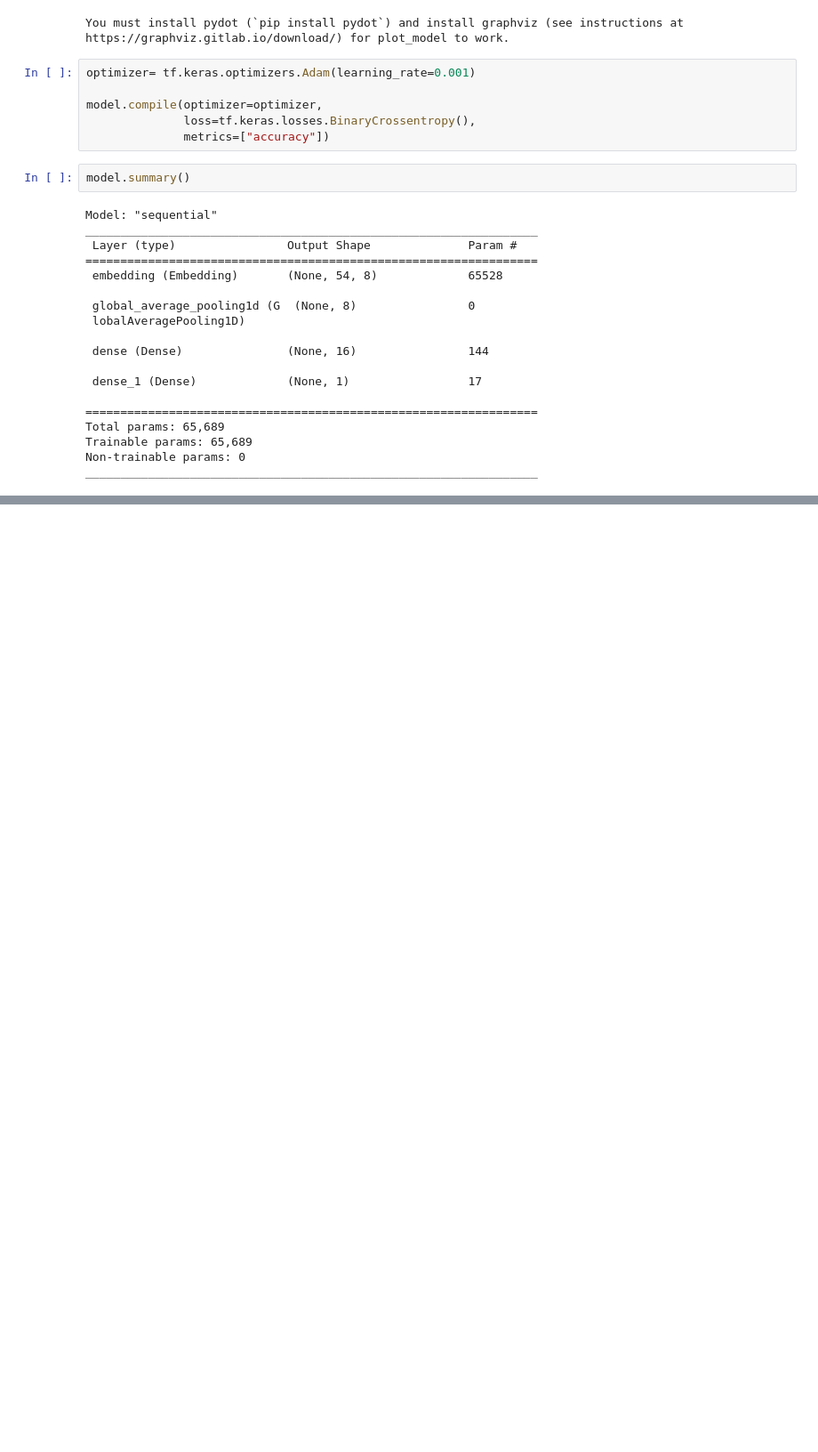
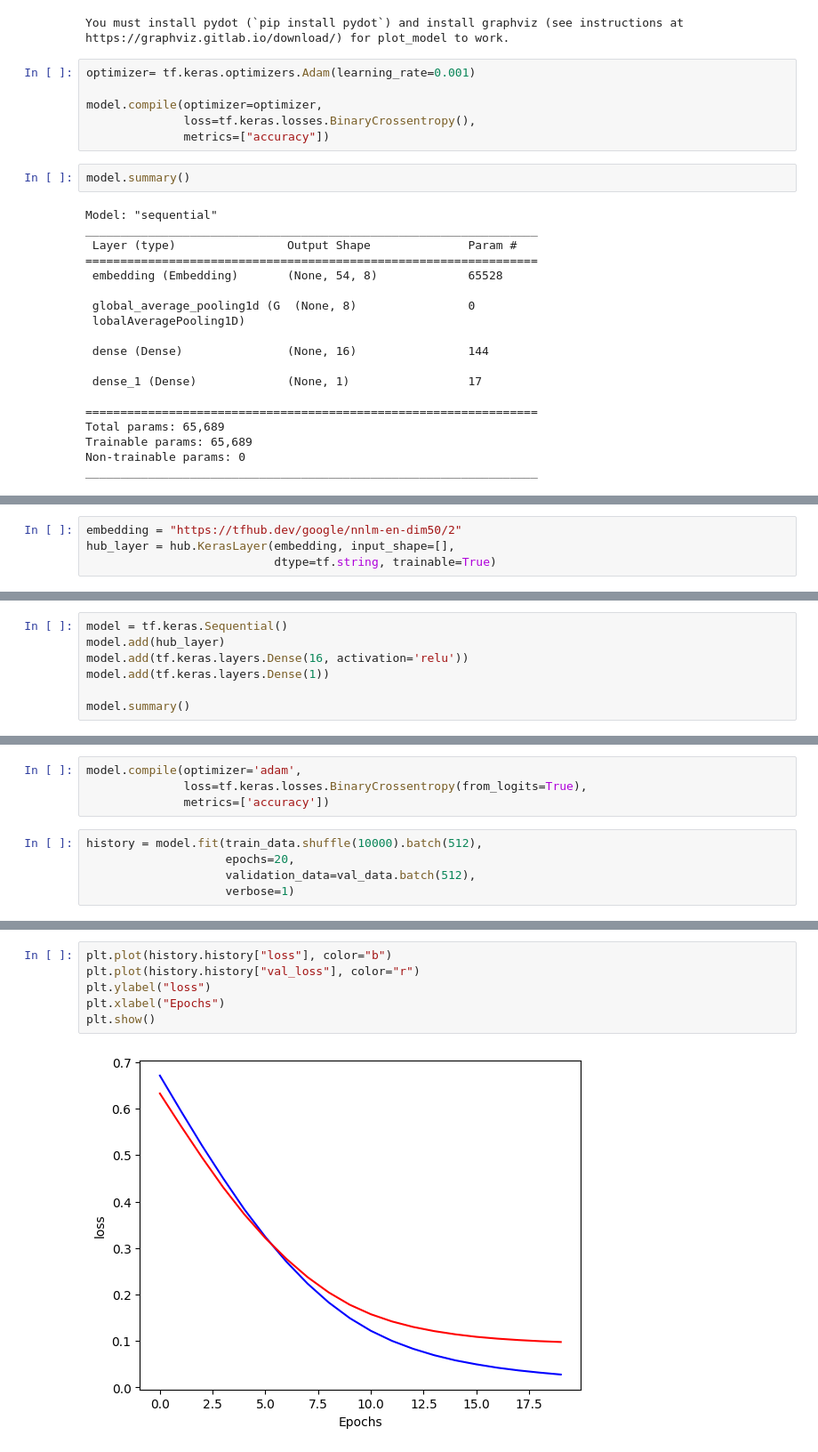
Before and after one commit to philippeJeremy/Bloc-4-Analyse-predictive-de-donnees-non-structurees-par-l-intelligence-artificielle, a Jupyter notebook: detecteur.ipynb, the cells around one changed output, grey strips where cells are left out. Shown at 89% size. Drawn from its saved outputs; the diff is of its cells as text; blank space fills up the shorter version.

```diff
--- a/detecteur.ipynb
+++ b/detecteur.ipynb
@@ -222,0 +205,4 @@ pred = model.predict(x=xval)
+# %%
+embedding = "https://tfhub.dev/google/nnlm-en-dim50/2"
+hub_layer = hub.KerasLayer(embedding, input_shape=[],
+                           dtype=tf.string, trainable=True)
@@ -222,0 +211,7 @@ pred = model.predict(x=xval)
+# %%
+model = tf.keras.Sequential()
+model.add(hub_layer)
+model.add(tf.keras.layers.Dense(16, activation='relu'))
+model.add(tf.keras.layers.Dense(1))
+
+model.summary()
@@ -222,0 +240,9 @@ pred = model.predict(x=xval)
+# %%
+model.compile(optimizer='adam',
+              loss=tf.keras.losses.BinaryCrossentropy(from_logits=True),
+              metrics=['accuracy'])
+# %%
+history = model.fit(train_data.shuffle(10000).batch(512),
+                    epochs=20,
+                    validation_data=val_data.batch(512),
+                    verbose=1)
@@ -222,0 +288,8 @@ pred = model.predict(x=xval)
+# %%
+plt.plot(history.history["loss"], color="b")
+plt.plot(history.history["val_loss"], color="r")
+plt.ylabel("loss")
+plt.xlabel("Epochs")
+plt.show()
+# %% [output]
+[figure, added]
```
Also changed, not shown: parts of 17 cells of this notebook.
